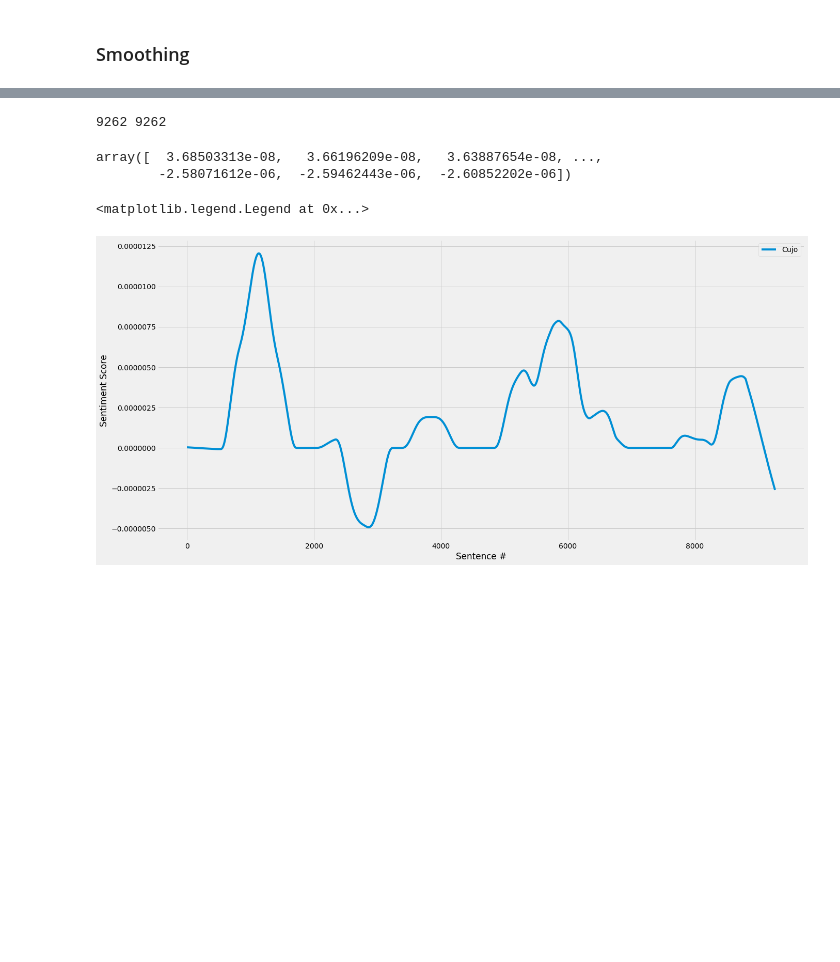
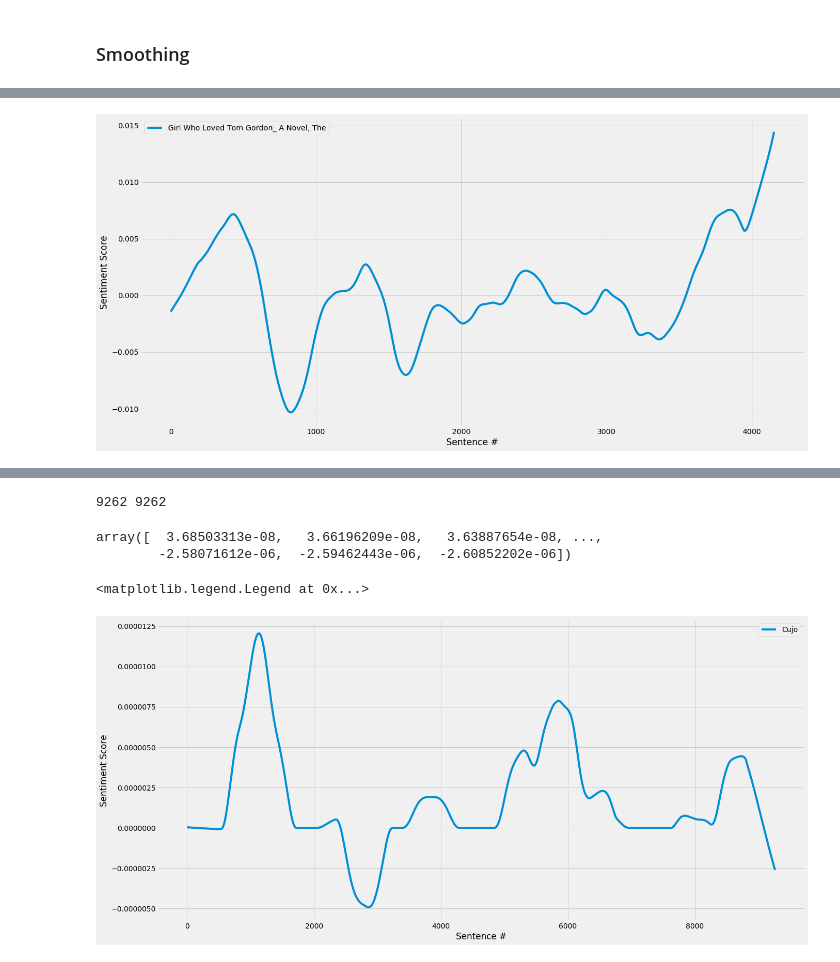
Before and after one commit to xvila/fletcher, a Jupyter notebook: data_processing.ipynb, the cells around one changed output, grey strips where cells are left out. Drawn from its saved outputs; the diff is of its cells as text; code cells hidden in the pictures; blank space fills up the shorter version.

```diff
--- a/data_processing.ipynb
+++ b/data_processing.ipynb
@@ -548,0 +611,4 @@ plt.legend()
+# %%
+plot_story('Girl Who Loved Tom Gordon_ A Novel, The',sentDF)
+# %% [output]
+[figure, added]
```
Also changed, not shown: parts of 69 cells of this notebook.
